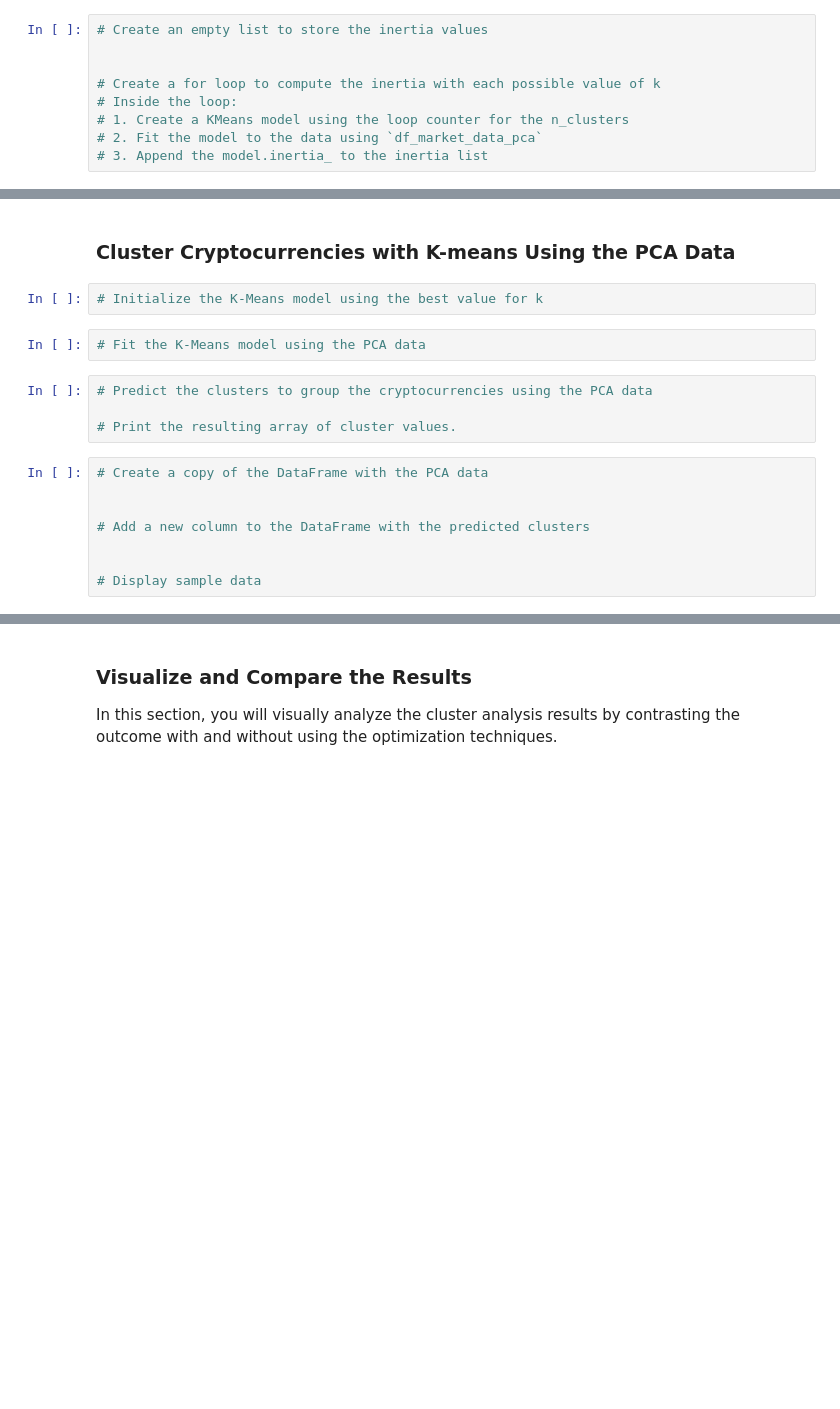
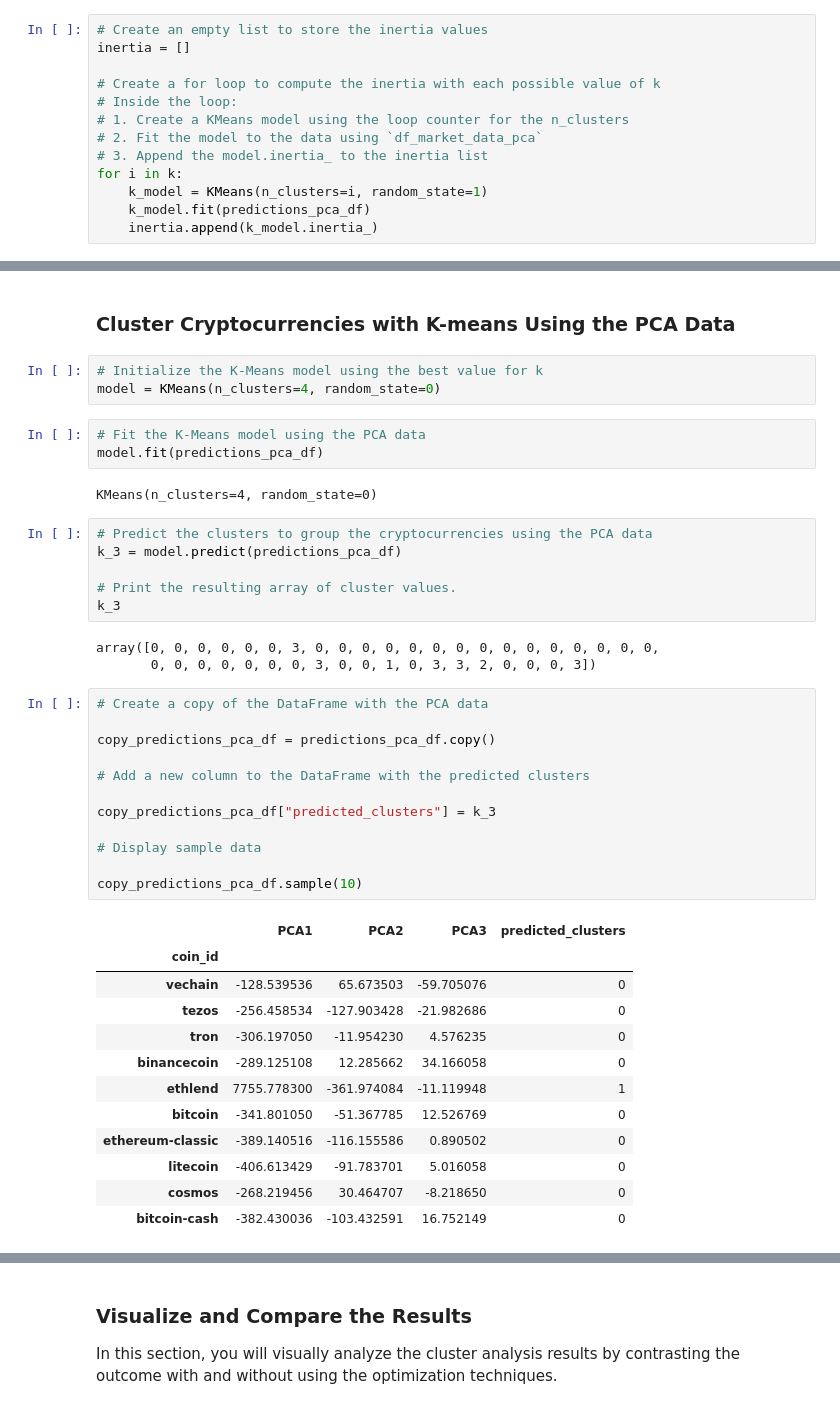
Before and after one commit to meltonme/Crypto-Market-Data, a Jupyter notebook: Crypto_Clustering_starter_code.ipynb, the cells around one changed output, grey strips where cells are left out. Saved outputs shown, nothing was run; the diff lists cells and outputs as text; blank space fills up the shorter version.

```diff
--- a/Crypto_Clustering_starter_code.ipynb
+++ b/Crypto_Clustering_starter_code.ipynb
@@ -167,12 +283,16 @@ crypto_data_scaled= StandardScaler().fit_transform(
 # %%
 # Create an empty list to store the inertia values
-
+inertia = []
 
 # Create a for loop to compute the inertia with each possible value of k
 # Inside the loop:
 # 1. Create a KMeans model using the loop counter for the n_clusters
 # 2. Fit the model to the data using `df_market_data_pca`
 # 3. Append the model.inertia_ to the inertia list
+for i in k:
+    k_model = KMeans(n_clusters=i, random_state=1)
+    k_model.fit(predictions_pca_df)
+    inertia.append(k_model.inertia_)
 # %%
 # Create a dictionary with the data to plot the Elbow curve
 
@@ -195,20 +329,46 @@ crypto_data_scaled= StandardScaler().fit_transform(
 ### Cluster Cryptocurrencies with K-means Using the PCA Data
 # %%
 # Initialize the K-Means model using the best value for k
+model = KMeans(n_clusters=4, random_state=0)
 # %%
 # Fit the K-Means model using the PCA data
+model.fit(predictions_pca_df)
+# %% [output]
+KMeans(n_clusters=4, random_state=0)
 # %%
 # Predict the clusters to group the cryptocurrencies using the PCA data
+k_3 = model.predict(predictions_pca_df)
 
 # Print the resulting array of cluster values.
+k_3
+# %% [output]
+array([0, 0, 0, 0, 0, 0, 3, 0, 0, 0, 0, 0, 0, 0, 0, 0, 0, 0, 0, 0, 0, 0,
+       0, 0, 0, 0, 0, 0, 0, 3, 0, 0, 1, 0, 3, 3, 2, 0, 0, 0, 3])
 # %%
 # Create a copy of the DataFrame with the PCA data
 
+copy_predictions_pca_df = predictions_pca_df.copy()
 
 # Add a new column to the DataFrame with the predicted clusters
 
+copy_predictions_pca_df["predicted_clusters"] = k_3
 
 # Display sample data
+
+copy_predictions_pca_df.sample(10)
+# %% [output]
+|  | PCA1 | PCA2 | PCA3 | predicted_clusters |
+| coin_id |  |  |  |  |
+| vechain | -128.539536 | 65.673503 | -59.705076 | 0 |
+| tezos | -256.458534 | -127.903428 | -21.982686 | 0 |
+| tron | -306.197050 | -11.954230 | 4.576235 | 0 |
+| binancecoin | -289.125108 | 12.285662 | 34.166058 | 0 |
+| ethlend | 7755.778300 | -361.974084 | -11.119948 | 1 |
+| bitcoin | -341.801050 | -51.367785 | 12.526769 | 0 |
+| ethereum-classic | -389.140516 | -116.155586 | 0.890502 | 0 |
+| litecoin | -406.613429 | -91.783701 | 5.016058 | 0 |
+| cosmos | -268.219456 | 30.464707 | -8.218650 | 0 |
+| bitcoin-cash | -382.430036 | -103.432591 | 16.752149 | 0 |
 # %%
 # Create a scatter plot using hvPlot by setting
 # `x="PC1"` and `y="PC2"`.
```
Also changed, not shown: parts of 29 cells of this notebook.
